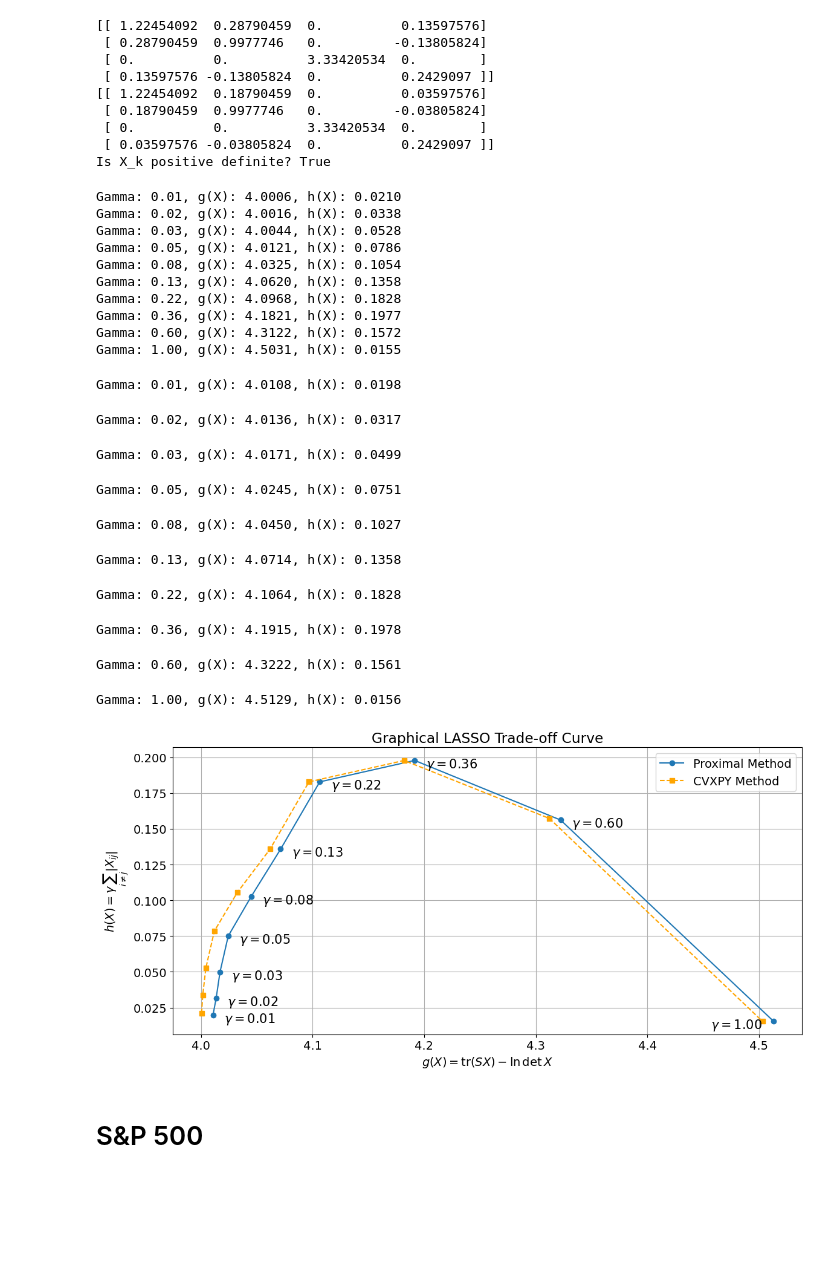
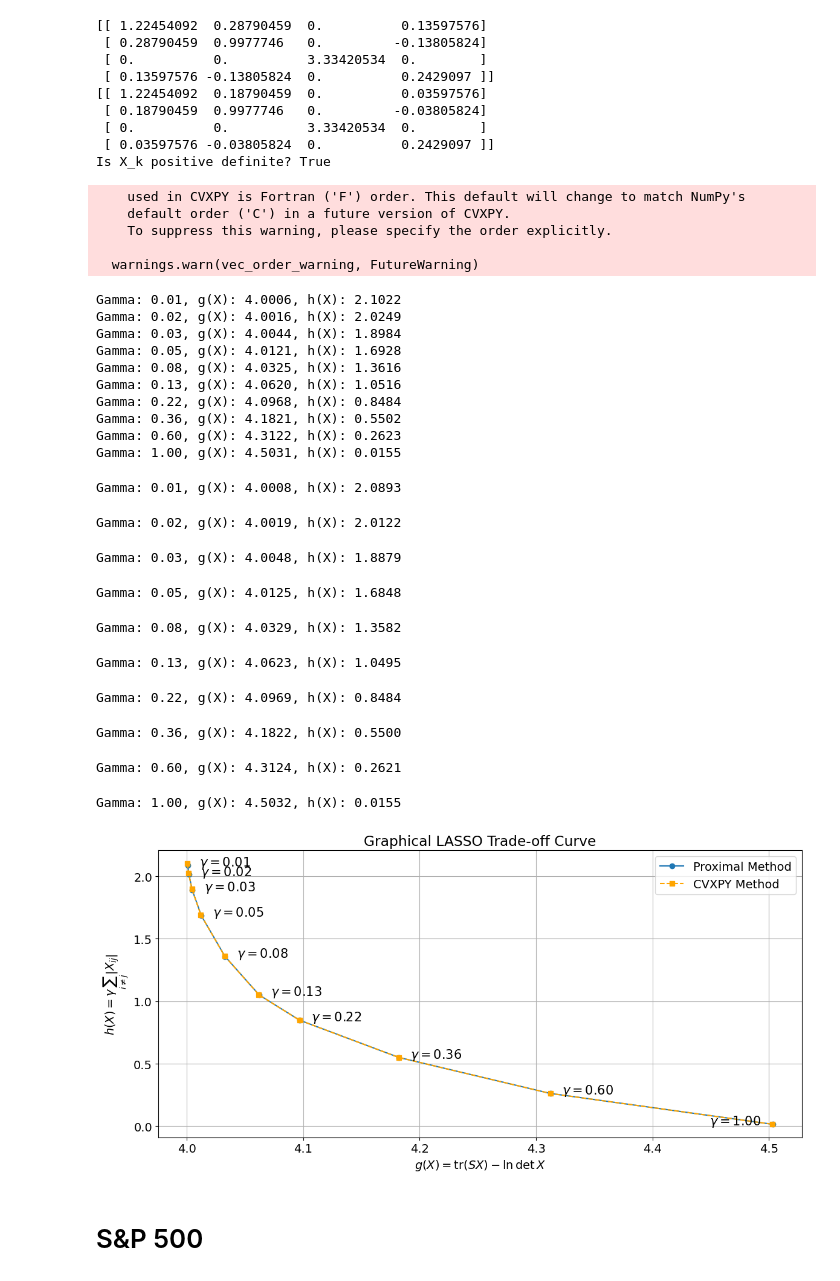
Before and after one commit to PK1725/Optimization_for_data_science, a Jupyter notebook: assignment/main.ipynb, the cells around one changed output. Drawn from its saved outputs; the diff is of its cells as text; code cells hidden in the pictures; blank space fills up the shorter version.

```diff
--- a/assignment/main.ipynb
+++ b/assignment/main.ipynb
@@ -72,22 +72,25 @@ hs = []
 for gamma in gamma_vals:
     X_star = solve_graphical_lasso(S, gamma)
     g = compute_g_cvx(S, X_star).value
-    h = compute_h_cvx(X_star, gamma).value
+    h = compute_h_cvx(X_star, gamma).value / gamma
     gs.append(g)
     hs.append(h)
     print(f"Gamma: {gamma:.2f}, g(X): {g:.4f}, h(X): {h:.4f}")
+
+# Increase font size
+plt.rcParams.update({'font.size': 14})
 
 # Plotting the trade-off curve with updated labels
 plt.figure(figsize=(12, 6))
 plt.plot(gs, hs, marker='o')
 plt.xlabel(r'$g(X)=\operatorname{tr}(S X)-\ln \operatorname{det} X$')
-plt.ylabel(r'$h(X)=\gamma \sum_{i \neq j}\left|X_{i j}\right|$')
+plt.ylabel(r'$h(X)=\sum_{i \neq j}\left|X_{i j}\right|$')
 plt.title('Graphical LASSO Trade-off Curve')
 plt.grid(True)
 plt.tight_layout()
 for i, gamma in enumerate(gamma_vals[:-1]):
-    plt.text(gs[i]+0.01, hs[i]-0.005, rf'$\gamma=${gamma:.2f}', fontsize=15, ha='left')
-plt.text(gs[-1]-0.01, hs[-1]-0.005, rf'$\gamma=${gamma_vals[-1]:.2f}', fontsize=15, ha='right')
+    plt.text(gs[i]+0.01, hs[i]-0.005, rf'$\gamma=${gamma:.2f}', fontsize=13, ha='left')
+plt.text(gs[-1]-0.01, hs[-1]-0.005, rf'$\gamma=${gamma_vals[-1]:.2f}', fontsize=13, ha='right')
 plt.savefig('graphical_lasso_tradeoff.pdf', dpi=300)
 plt.show()
 # %% [output]
@@ -165,7 +173,6 @@ def backtrack_line_search(X_k,prox, g,g_grad_X_k,gamma,t_init=1.5, beta=0.85):
 def g_grad(S,X):
     return S-inv(X)
 
-
 def duality_gap(S, X, gamma):
     try:
         X_inv = inv(X)
@@ -184,7 +191,7 @@ def duality_gap(S, X, gamma):
     else:
         return 988888888#np.inf
 
-def proximal_method(S,prox, g,g_grad, h, gamma, eps=1e-2, X_init=None,max_iter=1000,beta=0.85):
+def proximal_method(S,prox, g,g_grad, h, gamma, eps=1e-2, X_init=None,max_iter=1000,beta=0.85,t_init=1):
     """
     Proximal gradient descent method.
 
@@ -201,13 +208,12 @@ def proximal_method(S,prox, g,g_grad, h, gamma, eps=1e-2, X_init=None,max_iter=1
         X_k = np.eye(n)  # Initial guess
     else:
         X_k = X_init
-    t = 1.0  # Initial step size
 
     gap = 0
     for i in (pbar:=tqdm(range(max_iter), desc=f"Iterations ∆={gap:.2f}")):
 
         g_grad_x_k = g_grad(X_k)
-        X_k, _ = backtrack_line_search(X_k, prox, g, g_grad_x_k, gamma,t_init=t,beta=beta)
+        X_k, _ = backtrack_line_search(X_k, prox, g, g_grad_x_k, gamma,t_init=t_init,beta=beta)
         gap = duality_gap(S, X_k, gamma)
 
         pbar.set_description(f"Iterations ∆={gap:.2f}")
@@ -254,7 +260,7 @@ hs_cvx = []
 for gamma in gamma_vals:
     X_star = solve_graphical_lasso(S, gamma)
     g = compute_g_cvx(S, X_star).value
-    h = compute_h_cvx(X_star, gamma).value
+    h = compute_h_cvx(X_star, gamma).value / gamma
     gs_cvx.append(g)
     hs_cvx.append(h)
     print(f"Gamma: {gamma:.2f}, g(X): {g:.4f}, h(X): {h:.4f}")
@@ -265,60 +271,65 @@ hs_prox = []
 
 
 for gamma in gamma_vals:
-    X_star = proximal_method(S, prox, lambda X: compute_g(S,X), lambda X: g_grad(S,X), lambda X: compute_h(X,gamma), gamma=gamma)
+    X_star = proximal_method(S, prox, lambda X: compute_g(S,X), lambda X: g_grad(S,X), lambda X: compute_h(X,gamma), gamma=gamma, eps=1e-4, X_init=None, max_iter=1000,beta=0.95)
     g_val = compute_g(S, X_star)
-    h_val = compute_h(X_star, gamma)
+    h_val = compute_h(X_star, gamma) / gamma
     gs_prox.append(g_val)
     hs_prox.append(h_val)
     print(f"Gamma: {gamma:.2f}, g(X): {g_val:.4f}, h(X): {h_val:.4f}")
 
 
 # Proximal method
 plt.plot(gs_prox, hs_prox, marker='o', label='Proximal Method')
 
 # CVXPY method
 plt.plot(gs_cvx, hs_cvx, marker='s', linestyle='--', color='orange', label='CVXPY Method')
 
 # Labels and title
 plt.xlabel(r'$g(X)=\operatorname{tr}(S X)-\ln \operatorname{det} X$')
 plt.ylabel(r'$h(X)=\gamma \sum_{i \neq j}\left|X_{i j}\right|$')
 plt.title('Graphical LASSO Trade-off Curve')
 plt.grid(True)
 plt.tight_layout()
 
 # Annotate gamma values for Proximal Method
 for i, gamma in enumerate(gamma_vals[:-1]):
     plt.text(gs_prox[i]+0.01, hs_prox[i]-0.005, rf'$\gamma=${gamma:.2f}', fontsize=15, ha='left')
 plt.text(gs_prox[-1]-0.01, hs_prox[-1]-0.005, rf'$\gamma=${gamma_vals[-1]:.2f}', fontsize=15, ha='right')
 
 # Legend
 plt.legend()
 
 # Save and show the plot
 plt.savefig('graphical_lasso_tradeoff_combined.pdf', dpi=300)
 plt.show()
 # %% [output]
-Gamma: 0.01, g(X): 4.0006, h(X): 0.0210
-Gamma: 0.02, g(X): 4.0016, h(X): 0.0338
-Gamma: 0.03, g(X): 4.0044, h(X): 0.0528
-Gamma: 0.05, g(X): 4.0121, h(X): 0.0786
-Gamma: 0.08, g(X): 4.0325, h(X): 0.1054
-Gamma: 0.13, g(X): 4.0620, h(X): 0.1358
-Gamma: 0.22, g(X): 4.0968, h(X): 0.1828
-Gamma: 0.36, g(X): 4.1821, h(X): 0.1977
-Gamma: 0.60, g(X): 4.3122, h(X): 0.1572
-Gamma: 1.00, g(X): 4.5031, h(X): 0.0155
+    used in CVXPY is Fortran ('F') order. This default will change to match NumPy's
+    default order ('C') in a future version of CVXPY.
+    To suppress this warning, please specify the order explicitly.
+
+  warnings.warn(vec_order_warning, FutureWarning)
-Gamma: 0.01, g(X): 4.0108, h(X): 0.0198
+Gamma: 0.01, g(X): 4.0006, h(X): 2.1022
+Gamma: 0.02, g(X): 4.0016, h(X): 2.0249
+Gamma: 0.03, g(X): 4.0044, h(X): 1.8984
+Gamma: 0.05, g(X): 4.0121, h(X): 1.6928
+Gamma: 0.08, g(X): 4.0325, h(X): 1.3616
+Gamma: 0.13, g(X): 4.0620, h(X): 1.0516
+Gamma: 0.22, g(X): 4.0968, h(X): 0.8484
+Gamma: 0.36, g(X): 4.1821, h(X): 0.5502
+Gamma: 0.60, g(X): 4.3122, h(X): 0.2623
+Gamma: 1.00, g(X): 4.5031, h(X): 0.0155
-Gamma: 0.02, g(X): 4.0136, h(X): 0.0317
+Gamma: 0.01, g(X): 4.0008, h(X): 2.0893
-Gamma: 0.03, g(X): 4.0171, h(X): 0.0499
+Gamma: 0.02, g(X): 4.0019, h(X): 2.0122
-Gamma: 0.05, g(X): 4.0245, h(X): 0.0751
+Gamma: 0.03, g(X): 4.0048, h(X): 1.8879
-Gamma: 0.08, g(X): 4.0450, h(X): 0.1027
+Gamma: 0.05, g(X): 4.0125, h(X): 1.6848
-Gamma: 0.13, g(X): 4.0714, h(X): 0.1358
+Gamma: 0.08, g(X): 4.0329, h(X): 1.3582
-Gamma: 0.22, g(X): 4.1064, h(X): 0.1828
+Gamma: 0.13, g(X): 4.0623, h(X): 1.0495
-Gamma: 0.36, g(X): 4.1915, h(X): 0.1978
+Gamma: 0.22, g(X): 4.0969, h(X): 0.8484
-Gamma: 0.60, g(X): 4.3222, h(X): 0.1561
+Gamma: 0.36, g(X): 4.1822, h(X): 0.5500
-Gamma: 1.00, g(X): 4.5129, h(X): 0.0156
+Gamma: 0.60, g(X): 4.3124, h(X): 0.2621
+Gamma: 1.00, g(X): 4.5032, h(X): 0.0155
-[figure, old version]
+[figure, new version]
 # %% [markdown]
 # S&P 500
 # %%
```
Also changed, not shown: parts of 5 cells of this notebook, 5 other files.
